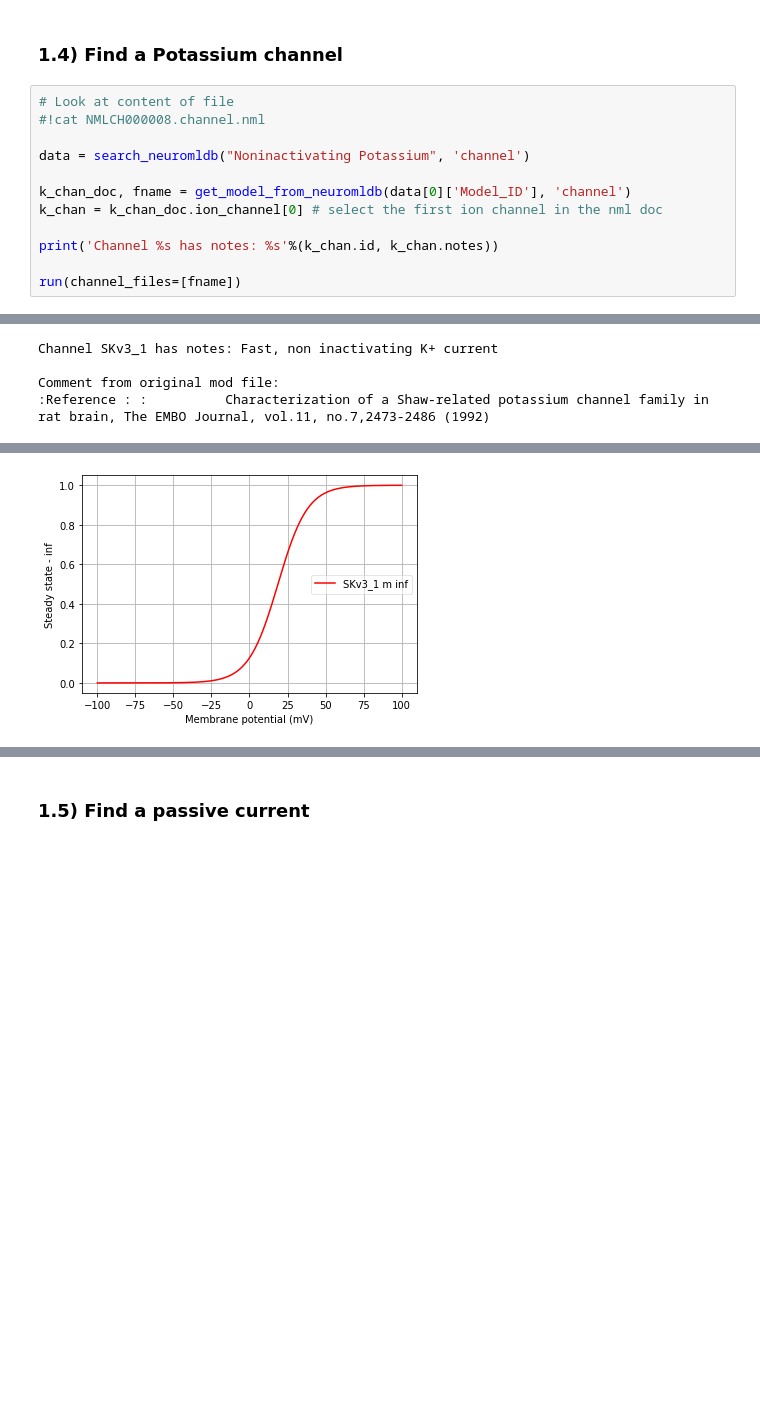
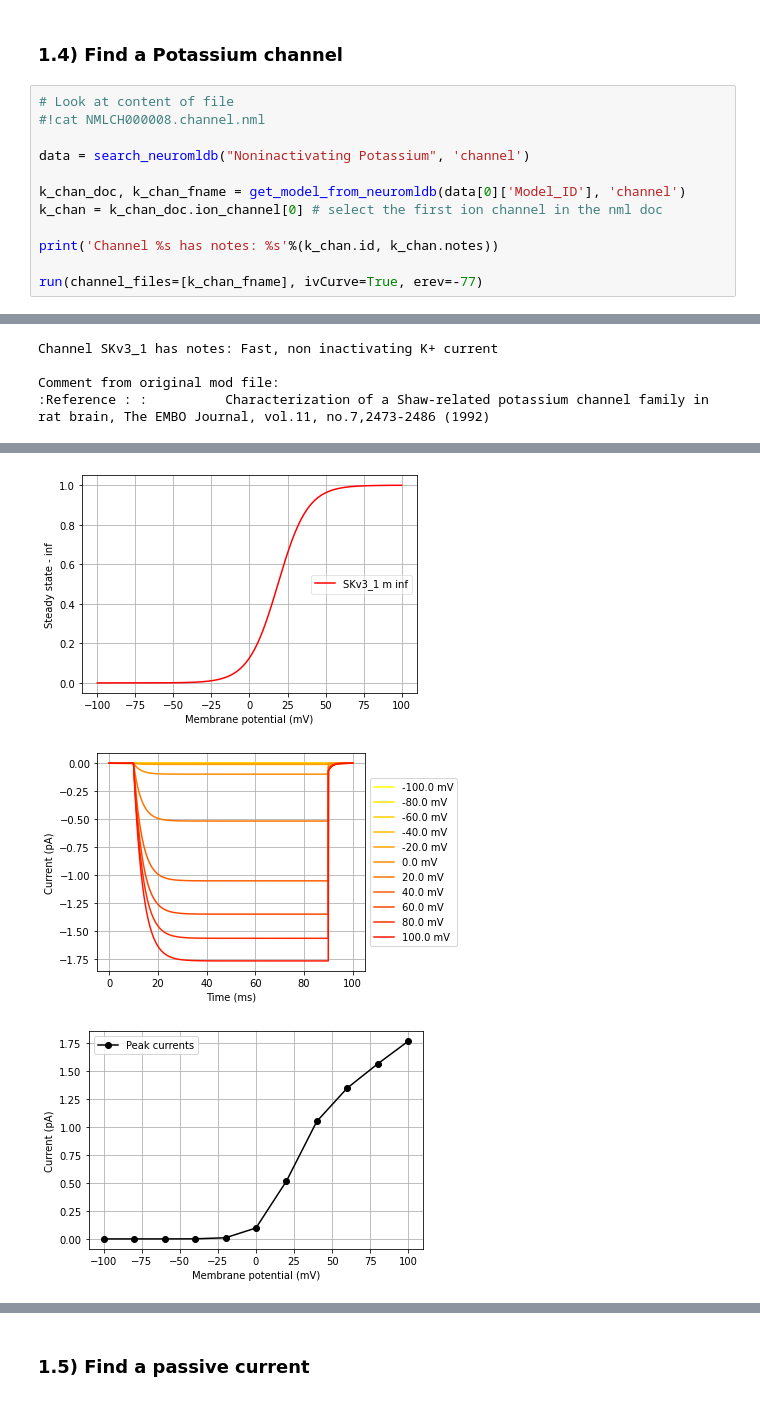
Before and after one commit to NeuroML/Documentation, a Jupyter notebook: source/Userdocs/NML2_examples/NeuroML-DB.ipynb, the cells around one changed output, grey strips where cells are left out. Saved outputs shown, nothing was run; the diff lists cells and outputs as text; blank space fills up the shorter version.

```diff
--- a/source/Userdocs/NML2_examples/NeuroML-DB.ipynb
+++ b/source/Userdocs/NML2_examples/NeuroML-DB.ipynb
@@ -113,12 +117,12 @@ pyNeuroML >>> INFO - Command completed. Output:
 
 data = search_neuromldb("Noninactivating Potassium", 'channel')
 
-k_chan_doc, fname = get_model_from_neuromldb(data[0]['Model_ID'], 'channel')
+k_chan_doc, k_chan_fname = get_model_from_neuromldb(data[0]['Model_ID'], 'channel')
 k_chan = k_chan_doc.ion_channel[0] # select the first ion channel in the nml doc
 
 print('Channel %s has notes: %s'%(k_chan.id, k_chan.notes))
 
-run(channel_files=[fname])
+run(channel_files=[k_chan_fname], ivCurve=True, erev=-77)
 # %% [output]
 NMLCH000113: K Fast Noninactivating Potassium, None Wunder 1992
 NMLCH000128: IM Slow M Type Potassium, None Wang 1993
@@ -147,3 +159,5 @@ pyNeuroML >>> INFO - Command completed. Output:
   jNeuroML >>
 [figure]
 [figure]
+[figure, added]
+[figure, added]
```
Also changed, not shown: parts of 8 cells of this notebook.
